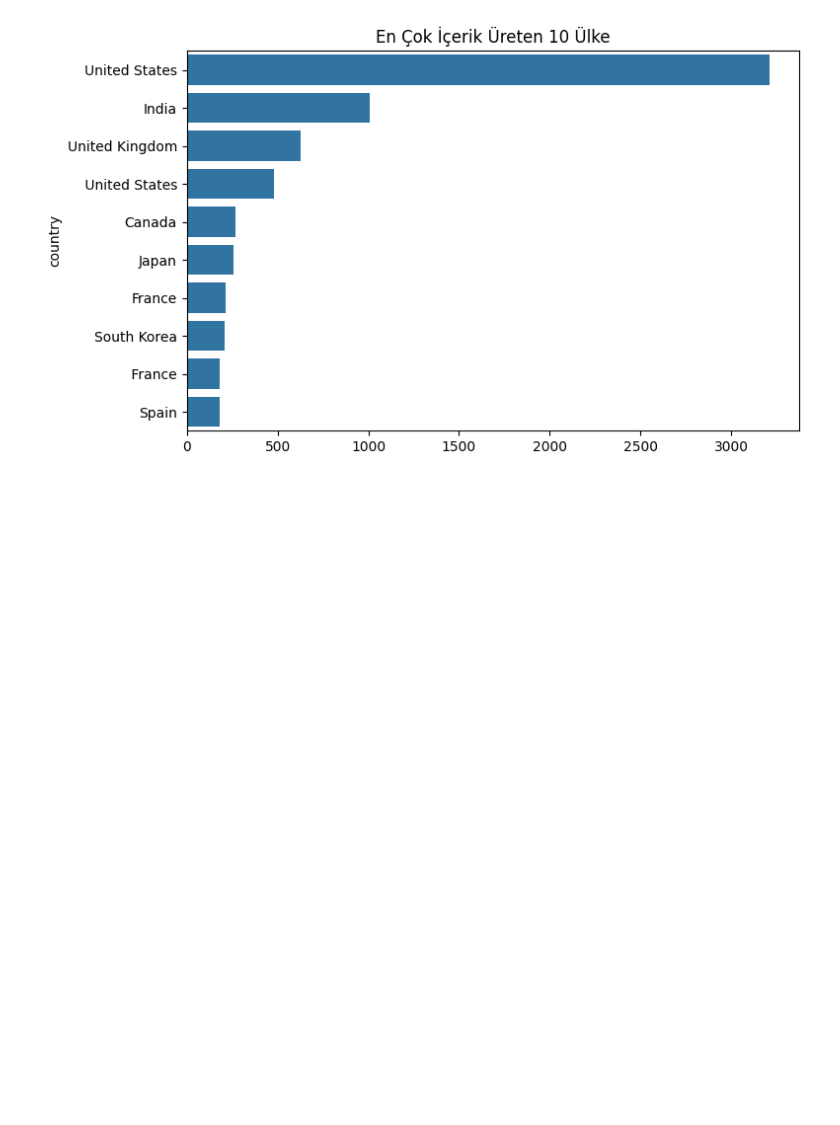
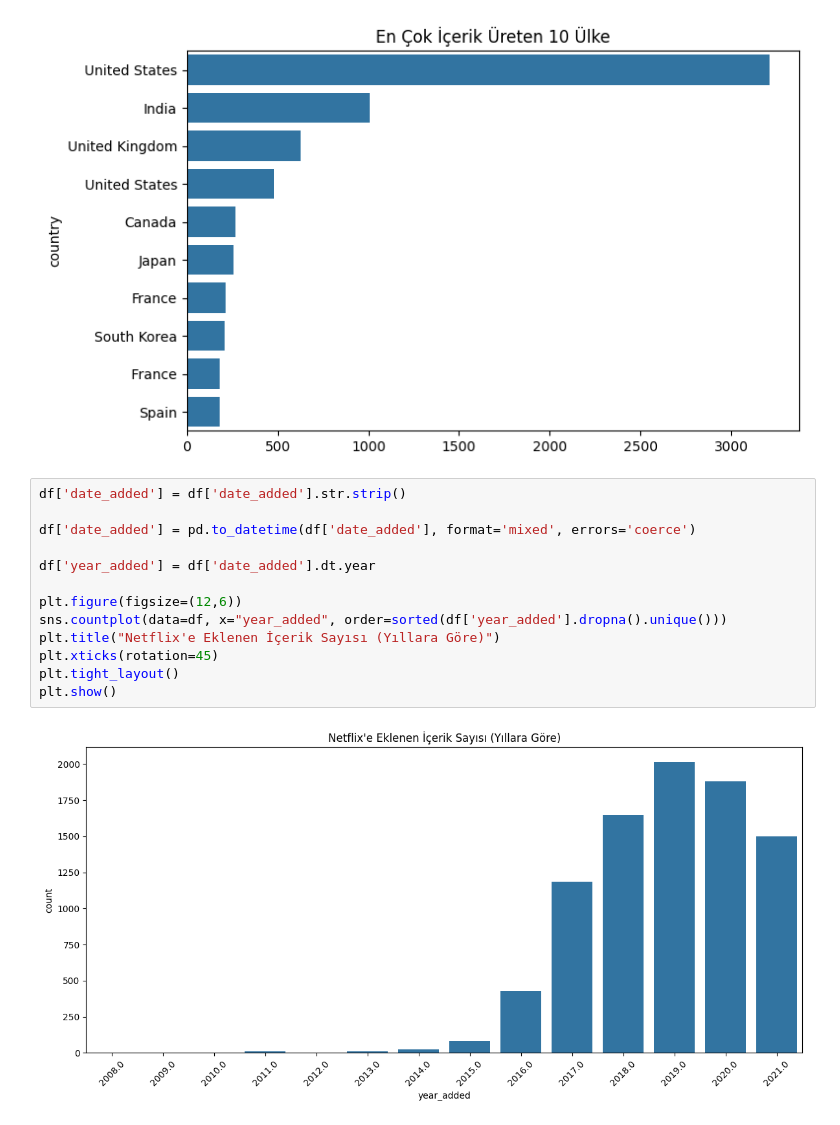
Before and after one commit to seydagultopal/netflix-data-analysis, a Jupyter notebook: notebooks/analysis.ipynb, the cells around one changed output. Drawn from its saved outputs; the diff is of its cells as text; blank space fills up the shorter version.

Commit message:
EDA: İçerik türleri, yıllar, süre analizi

```diff
--- a/notebooks/analysis.ipynb
+++ b/notebooks/analysis.ipynb
@@ -99,3 +77,18 @@ plt.title("En Çok İçerik Üreten 10 Ülke")
 plt.show()
 # %% [output]
 [figure]
+# %%
+df['date_added'] = df['date_added'].str.strip()
+
+df['date_added'] = pd.to_datetime(df['date_added'], format='mixed', errors='coerce')
+
+df['year_added'] = df['date_added'].dt.year
+
+plt.figure(figsize=(12,6))
+sns.countplot(data=df, x="year_added", order=sorted(df['year_added'].dropna().unique()))
+plt.title("Netflix'e Eklenen İçerik Sayısı (Yıllara Göre)")
+plt.xticks(rotation=45)
+plt.tight_layout()
+plt.show()
+# %% [output]
+[figure, added]
```
Also changed, not shown: parts of 5 cells of this notebook.
